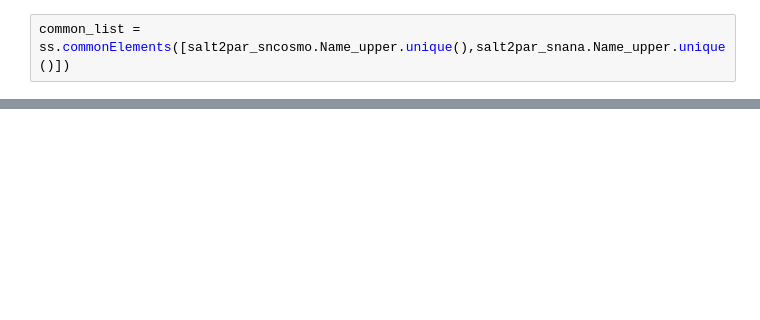
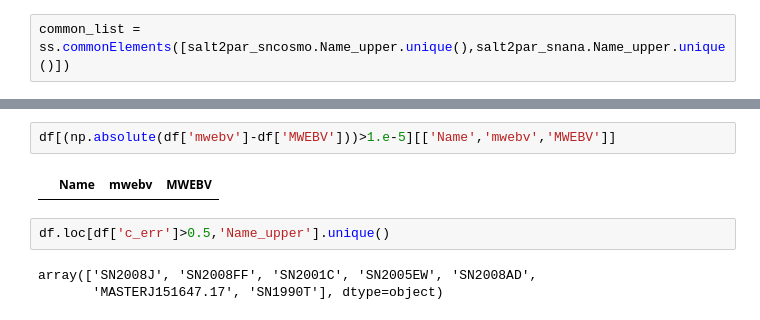
Before and after one commit to mi-dai/sncosmo_vs_snana, a Jupyter notebook: sncosmo_vs_snana.ipynb, the cells around one changed output, grey strips where cells are left out. Cells and saved outputs as stored; diff of their text form; blank space fills up the shorter version.

```diff
--- a/sncosmo_vs_snana.ipynb
+++ b/sncosmo_vs_snana.ipynb
@@ -18,0 +285,9 @@ common_list = ss.commonElements([salt2par_sncosmo.Name_upper.unique(),salt2par_s
+# %%
+df[(np.absolute(df['mwebv']-df['MWEBV']))>1.e-5][['Name','mwebv','MWEBV']]
+# %% [output]
+|  | Name | mwebv | MWEBV |
+# %%
+df.loc[df['c_err']>0.5,'Name_upper'].unique()
+# %% [output]
+array(['SN2008J', 'SN2008FF', 'SN2001C', 'SN2005EW', 'SN2008AD',
+       'MASTERJ151647.17', 'SN1990T'], dtype=object)
```
Also changed, not shown: parts of 17 cells of this notebook, 1 other file.
